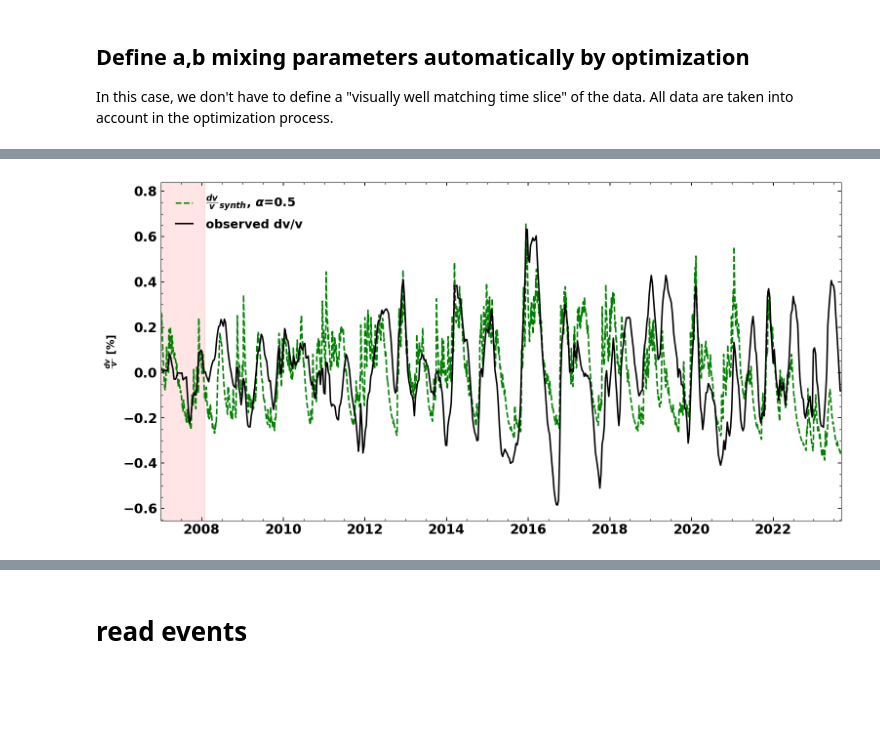
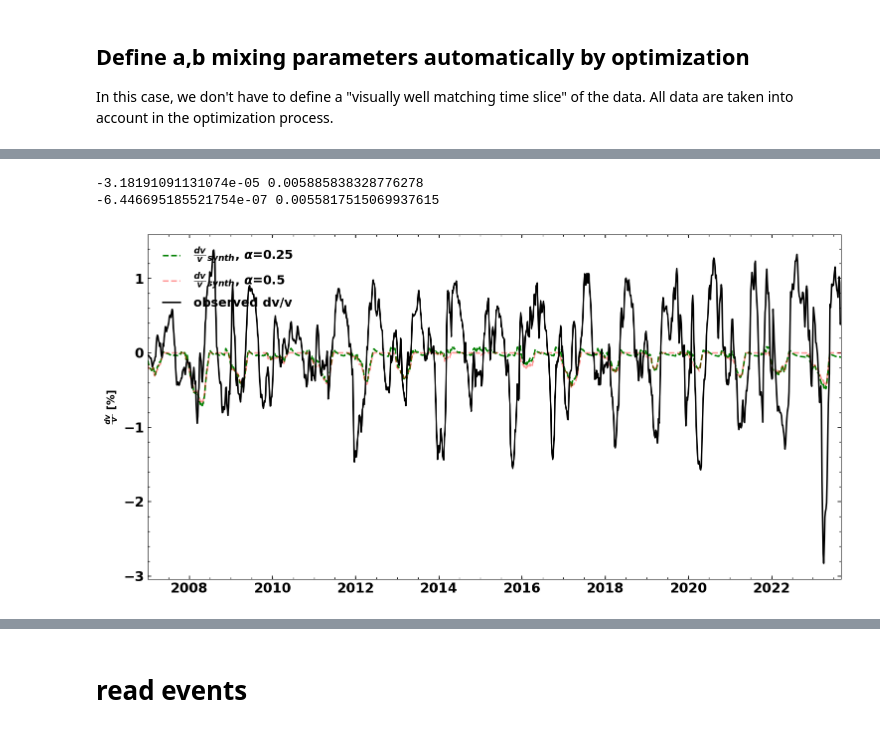
Before and after one commit to Denolle-Lab/Mt-St-Helens, a Jupyter notebook: pore_pressure_pm_spatial.ipynb, the cells around one changed output, grey strips where cells are left out. Saved outputs shown, nothing was run; the diff lists cells and outputs as text; code cells hidden in the pictures; blank space fills up the shorter version.

```diff
--- a/pore_pressure_pm_spatial.ipynb
+++ b/pore_pressure_pm_spatial.ipynb
@@ -193,8 +223,8 @@ in the future it should probably be optimised automatically too.
 The final P(t) is the linear average of P(t,r).
 # %%
 
-c = .5 #1.0  # diffusivity
-c2 = .4  # Is there a diffusitivity change after eruption?
+c = .25 #1.0  # diffusivity
+c2 = .5  # Is there a diffusitivity change after eruption?
 alpha1 = c
 alpha2 = c2
 dt = 86400.0
@@ -235,6 +265,8 @@ for t in range(len(pluvio)):
         pluvio.loc[pluvio.index[t],"Pdiff2_%i"%r] = b2
 
 pluvio["P"] /= len(depths)
+# smooth P
+pluvio["P"] = pluvio["P"].rolling(25, center=True).mean()
 pluvio["Pdiff2_"] /= len(depths)
 # %%
 all = np.asarray([pluvio["P%i"%i] for i in depths])
@@ -314,7 +331,7 @@ We do that on a visually well matching slice of the data (but including the long
 # %%
 pluvio = pluvio.dropna()
 # modelled dv/v
-ii = np.all(["2017-6-01">pluvio['date'], pluvio['date']>"2011-01-01"], axis=0)
+ii = np.all(["2022-6-01">pluvio['date'], pluvio['date']>"2008-01-01"], axis=0)
 sliced = pluvio[["P", "Pdiff2_", "dtt", 'snow depth']].loc[ii].copy()
 #sliced = pluvio[["P","dtt"]].loc["2013-03-01":"2013-06-01"].copy()
 sliced["P"] = detrend(sliced["P"])
@@ -419,18 +437,15 @@ from scipy.optimize import minimize
 sliced["P"] -= sliced["P"].mean()
 sliced["Pdiff2_"] -= sliced["Pdiff2_"].mean()
 
+# least squares optimization
 fun = lambda x: (((x[0] * sliced["P"] + x[1] * sliced["snow depth"]) - sliced["dtt"])**2).sum()
 res = minimize(fun, [0.0, 0.0])
 print(res)
 a, b = res.x
 
-
-sliced2["P"] -= sliced2["P"].mean()
-sliced2["Pdiff2_"] -= sliced2["Pdiff2_"].mean()
-
-
-fun2 = lambda x: (((x[0] * sliced2["Pdiff2_"] + x[1] * sliced2["snow depth"]) - sliced2["dtt"])**2).sum()
-res2 = minimize(fun2, [0.0, 0.0])
-print(res2)
-a2, b2 = res2.x
+# least squares optimization
+fun = lambda x: (((x[0] * sliced["Pdiff2_"] + x[1] * sliced["snow depth"]) - sliced["dtt"])**2).sum()
+res = minimize(fun, [0.0, 0.0])
+print(res)
+a2, b2 = res.x
 # %% [output]
@@ -482,34 +469,40 @@ plt.show()
+# %%
+print(a, b)
+print(a2, b2)
+# %% [output]
+-3.18191091131074e-05 0.005885838328776278
+-6.446695185521754e-07 0.0055817515069937615
 # %%
 from seismic.plot.plot_utils import set_mpl_params
 import os
 
 set_mpl_params()
 
 # Plot for EGU22 Poster
-dvvsynth =  -100*(a * pluvio["P"] + b * pluvio["snow depth"]) + C
-# dvvsynth2 =  -1*(a2 * pluvio["P"] + b2 * pluvio["snow depth"]) + C
-dvvsynth2 =  -100*(a * pluvio["Pdiff2_"] + b * pluvio["snow depth"]) + C
+dvvsynth =  -100*(a * pluvio["P"] + C + b * pluvio["snow depth"])
+dvvsynth2 =  -100*(a2 * pluvio["Pdiff2_"] + b2 * pluvio["snow depth"]) + C
+# dvvsynth2 =  -100*(a * 10 * pluvio["P"] + 20*b * pluvio["snow depth"]) + C
 
 
 # dvv.to_csv('dvv_data.csv')
 plt.plot(pluvio['date'], dvvsynth , c="g", linestyle='dashed', label=r"$\frac{dv}{v}_{synth}$, $\alpha$="+str(alpha1))
-# plt.plot(pluvio['date'], dvvsynth2 , c="r", linestyle='dashed', label=r"$\frac{dv}{v}_{synth}$, $\alpha$="+str(alpha2))
+plt.plot(pluvio['date'], dvvsynth2 , c="r", linestyle='dashed', label=r"$\frac{dv}{v}_{synth}$, $\alpha$="+str(alpha2), alpha=0.4)
 
 # Colour plots background red between October 01 2004 and 31st January 2008
-plt.axvspan(datetime.datetime(2004,10,1), datetime.datetime(2008,1,31), color='red', alpha=0.1, zorder=0)
+# plt.axvspan(datetime.datetime(2004,10,1), datetime.datetime(2008,1,31), color='red', alpha=0.1, zorder=0)
 
 #
 plt.xlim((datetime.datetime(2007, 1, 1), datetime.datetime(2023, 9, 1)))
 
 # plt.twinx()
 plt.plot(pluvio['date'], 100*dvv , c="k", label="observed dv/v")
 plt.ylabel(r'$\frac{dv}{v}$ [%]')
 plt.legend()
 os.makedirs('../EGU23/figures/', exist_ok=True)
 plt.savefig('../EGU23/figures/pore_pressure_model.png', dpi=300, bbox_inches='tight', facecolor='none')
 plt.savefig('../EGU23/figures/pore_pressure_model.pdf', bbox_inches='tight', facecolor='none')
 # %% [output]
-[figure, old version]
+[figure, new version]
 # %%
 plt.plot(pluvio['date'], -pluvio['dtt']-dvvsynth )
 c,t = hpfilter(-pluvio['dtt']-dvvsynth, 10000)
```
Also changed, not shown: parts of 18 cells of this notebook, 3 other files.
